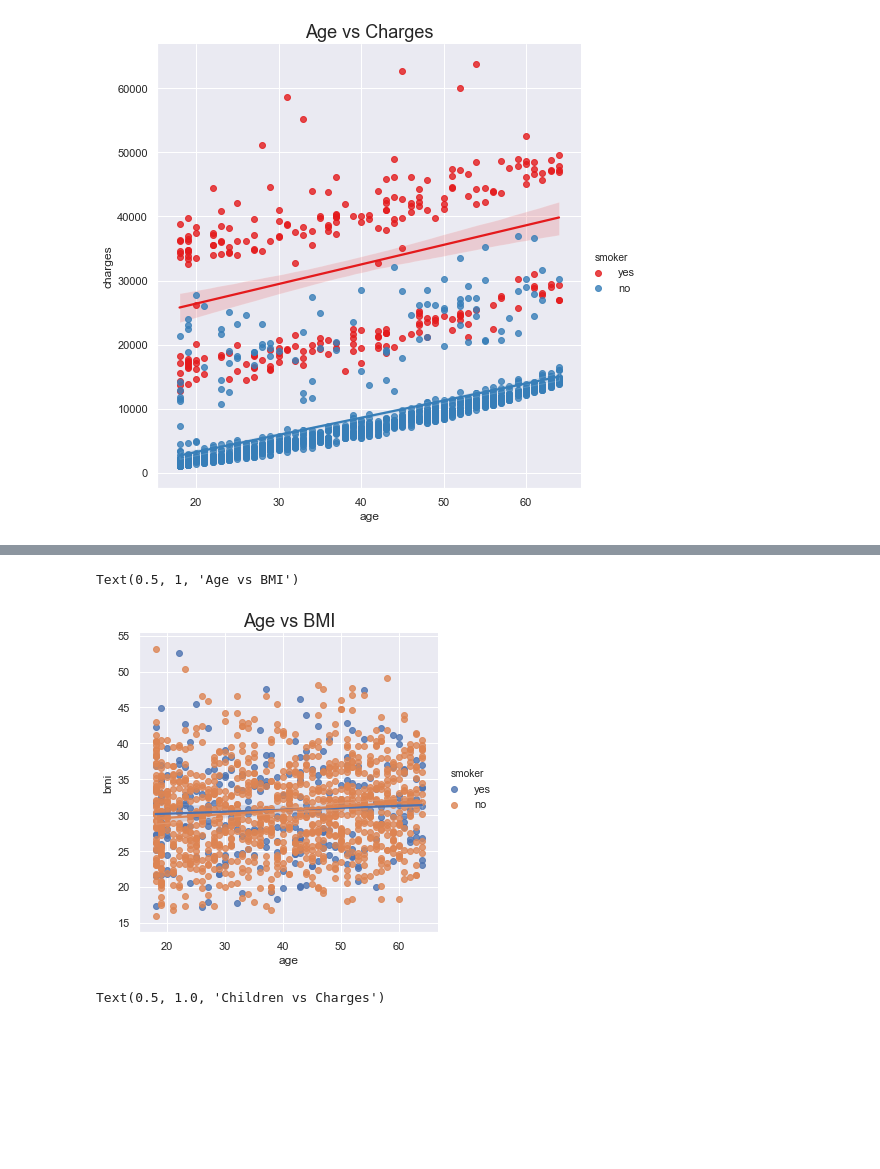
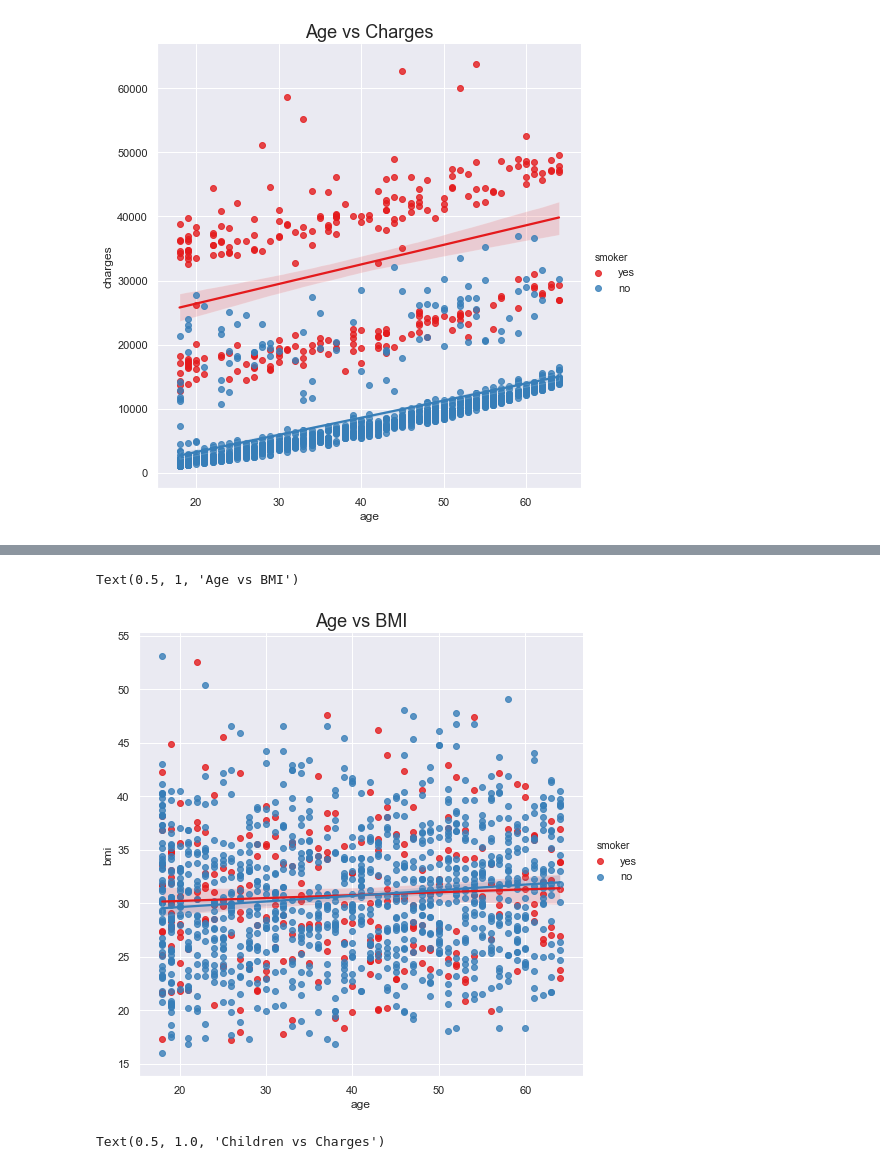
Before and after one commit to akim3245/Medical_Cost_Forecasting, a Jupyter notebook: MedicalCost_Dev_eda.ipynb, the cells around one changed output, grey strips where cells are left out. Cells and saved outputs as stored; diff of their text form; code cells hidden in the pictures; blank space fills up the shorter version.

```diff
--- a/MedicalCost_Dev_eda.ipynb
+++ b/MedicalCost_Dev_eda.ipynb
@@ -216,10 +216,10 @@ Text(0.5, 1, 'BMI vs Charges')
 # %%
 #plot age vs bmi
-sns.lmplot('age','bmi',data=df,hue='smoker')
+sns.lmplot('age','bmi',data=df,hue='smoker',palette="Set1", height=7)
 plt.title('Age vs BMI',fontsize=18)
 # %% [output]
 Text(0.5, 1, 'Age vs BMI')
-[figure, old version]
+[figure, new version]
 # %%
 #pd.options.display.max_rows
 #pd.set_option('display.max_rows', None)
```
Also changed, not shown: parts of 5 cells of this notebook.
